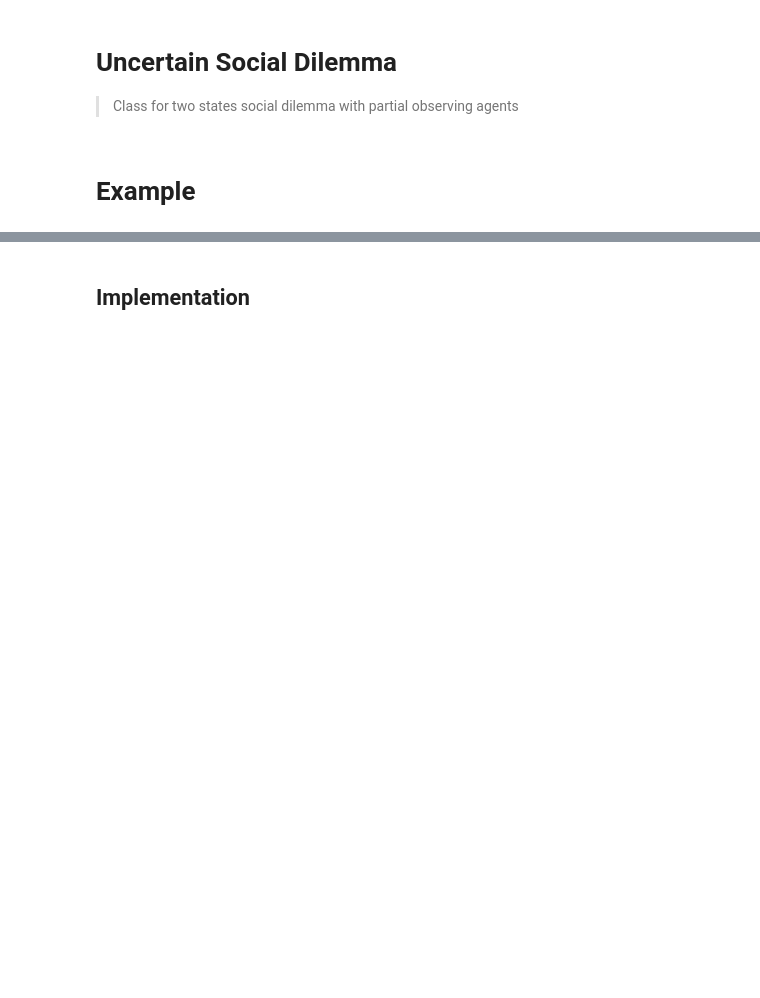
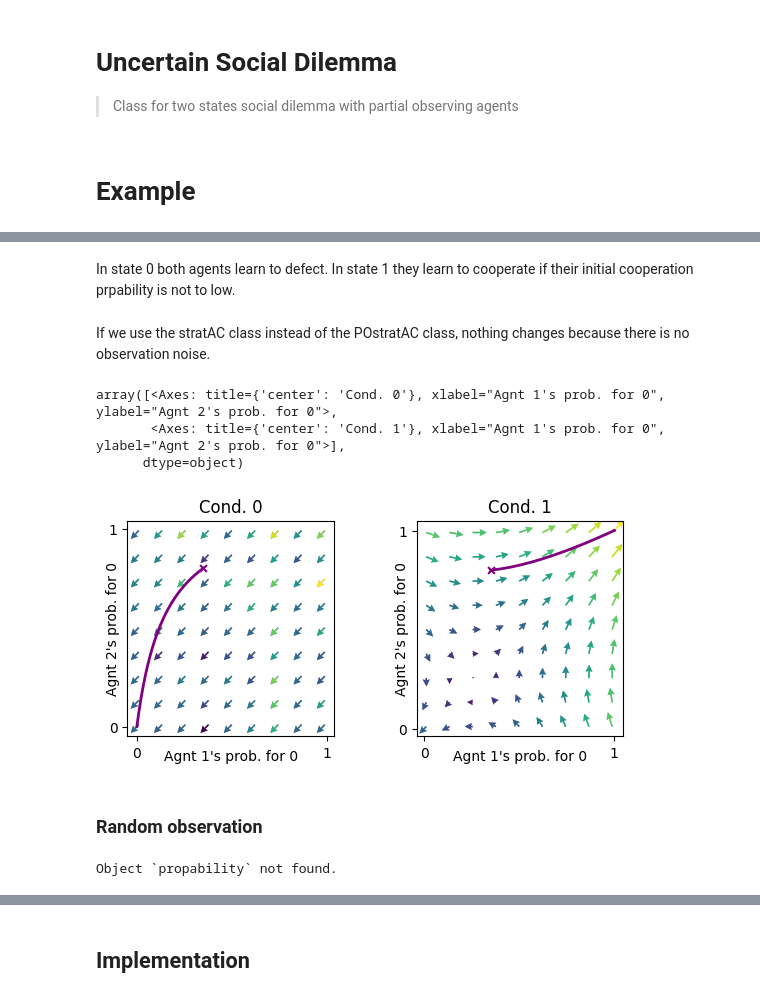
Before and after one commit to BarfussLab/pyCRLD, a Jupyter notebook: nbs/Environments/12_EnvUncertainSocialDilemma.ipynb, the cells around one changed output, grey strips where cells are left out. Saved outputs shown, nothing was run; the diff lists cells and outputs as text; code cells hidden in the pictures; blank space fills up the shorter version.

```diff
--- a/nbs/Environments/12_EnvUncertainSocialDilemma.ipynb
+++ b/nbs/Environments/12_EnvUncertainSocialDilemma.ipynb
@@ -50,0 +46,21 @@ array([[[[0.5, 0.5],
+# %% [markdown]
+In state 0 both agents learn to defect. In state 1 they learn to cooperate if their initial cooperation prpability is not to low.
+# %% [markdown]
+If we use the stratAC class instead of the POstratAC class, nothing changes because there is no observation noise.
+# %%
+mae_fullObs_strat = stratAC(env=env_fullObs, learning_rates=0.1, discount_factors=0.9)
+xtraj, fixedpointreached = mae_fullObs_strat.trajectory(X)
+
+ax = fp.plot_strategy_flow(mae_fullObs_strat, x, y, flowarrow_points = np.linspace(0.01 ,0.99, 9), NrRandom=16)
+fp.plot_trajectories([xtraj], x, y, cols=['purple'], axes=ax)
+# %% [output]
+array([<Axes: title={'center': 'Cond. 0'}, xlabel="Agnt 1's prob. for 0", ylabel="Agnt 2's prob. for 0">,
+       <Axes: title={'center': 'Cond. 1'}, xlabel="Agnt 1's prob. for 0", ylabel="Agnt 2's prob. for 0">],
+      dtype=object)
+[figure, added]
+# %% [markdown]
+### Random observation
+# %%
+What happens when in each state the agents think they are in the true or in the other state with the same propability?
+# %% [output]
+Object `propability` not found.
```
Also changed, not shown: parts of 17 cells of this notebook, 16 other files.
